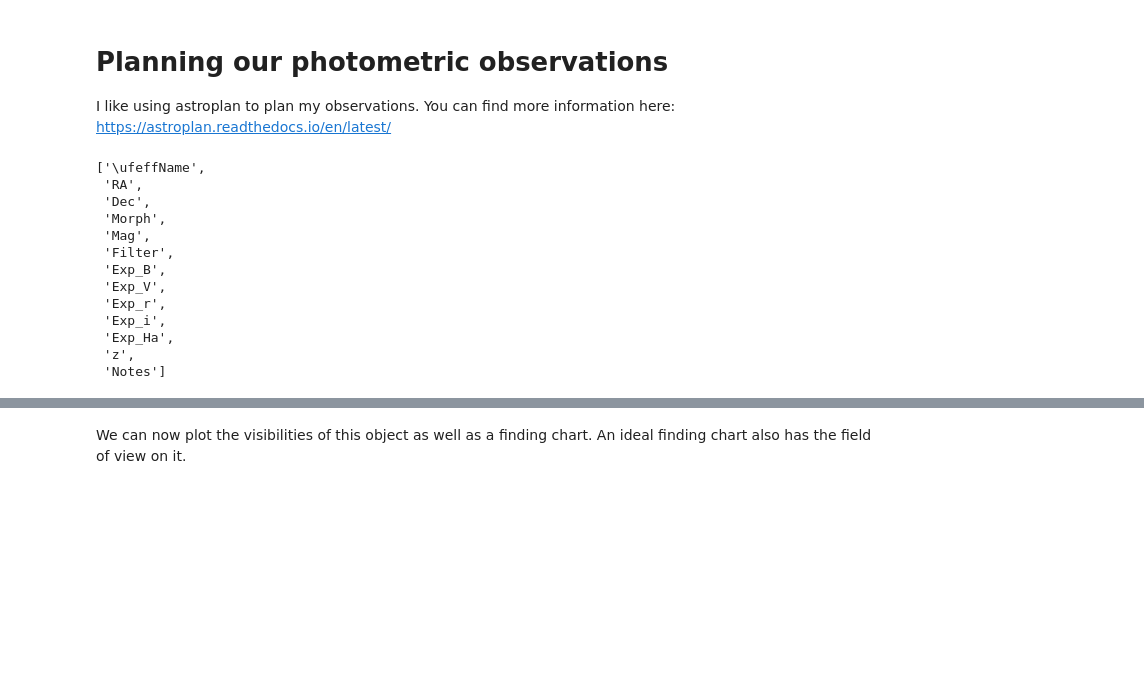
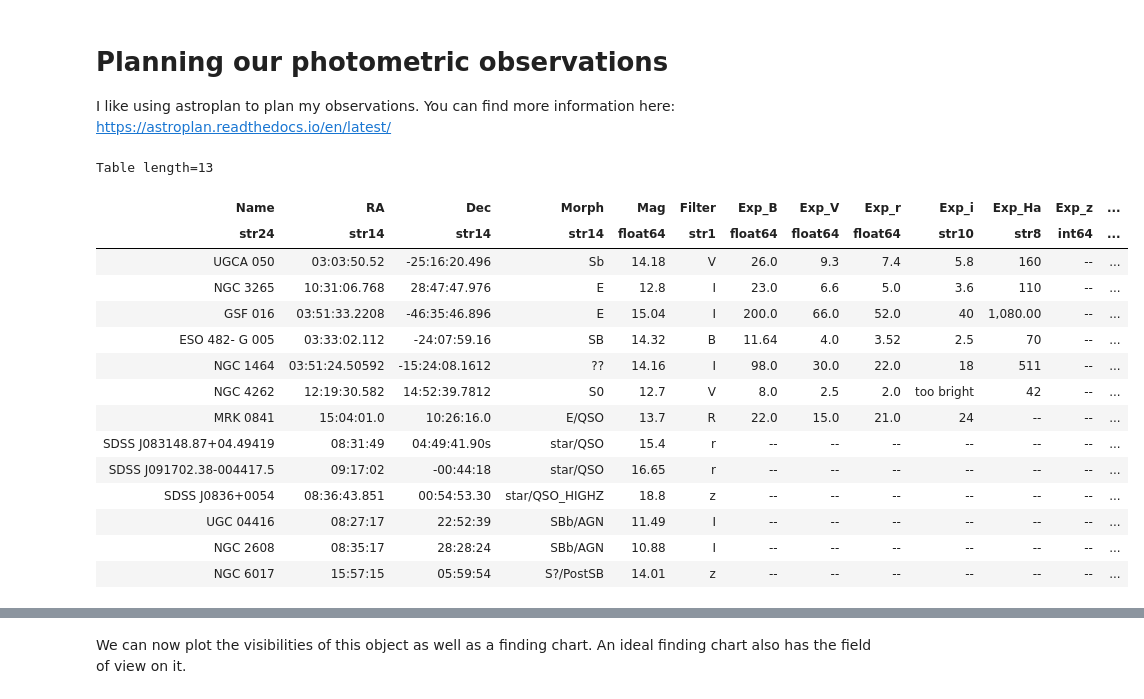
Before and after one commit to jhartke/LaSillaRepo2020, a Jupyter notebook: scripts/planning_photometry.ipynb, the cells around one changed output, grey strips where cells are left out. Drawn from its saved outputs; the diff is of its cells as text; code cells hidden in the pictures; blank space fills up the shorter version.

```diff
--- a/scripts/planning_photometry.ipynb
+++ b/scripts/planning_photometry.ipynb
@@ -22,21 +21,24 @@ import astropy.utils as utils
 # %%
 # load our target list
 targetlist = ascii.read('../targets/Targets.csv')
-targetlist.colnames
+targetlist
 # %% [output]
-['\ufeffName',
- 'RA',
- 'Dec',
- 'Morph',
- 'Mag',
- 'Filter',
- 'Exp_B',
- 'Exp_V',
- 'Exp_r',
- 'Exp_i',
- 'Exp_Ha',
- 'z',
- 'Notes']
+Table length=13
+| ﻿Name | RA | Dec | Morph | Mag | Filter | Exp_B | Exp_V | Exp_r | Exp_i | Exp_Ha | Exp_z | ... |
+| str24 | str14 | str14 | str14 | float64 | str1 | float64 | float64 | float64 | str10 | str8 | int64 | ... |
+| UGCA 050 | 03:03:50.52 | -25:16:20.496 | Sb | 14.18 | V | 26.0 | 9.3 | 7.4 | 5.8 | 160 | -- | ... |
+| NGC 3265 | 10:31:06.768 | 28:47:47.976 | E | 12.8 | I | 23.0 | 6.6 | 5.0 | 3.6 | 110 | -- | ... |
+| GSF 016 | 03:51:33.2208 | -46:35:46.896 | E | 15.04 | I | 200.0 | 66.0 | 52.0 | 40 | 1,080.00 | -- | ... |
+| ESO 482- G 005 | 03:33:02.112 | -24:07:59.16 | SB | 14.32 | B | 11.64 | 4.0 | 3.52 | 2.5 | 70 | -- | ... |
+| NGC 1464 | 03:51:24.50592 | -15:24:08.1612 | ?? | 14.16 | I | 98.0 | 30.0 | 22.0 | 18 | 511 | -- | ... |
+| NGC 4262 | 12:19:30.582 | 14:52:39.7812 | S0 | 12.7 | V | 8.0 | 2.5 | 2.0 | too bright | 42 | -- | ... |
+| MRK 0841 | 15:04:01.0 | 10:26:16.0 | E/QSO | 13.7 | R | 22.0 | 15.0 | 21.0 | 24 | -- | -- | ... |
+| SDSS J083148.87+04.49419 | 08:31:49 | 04:49:41.90s | star/QSO | 15.4 | r | -- | -- | -- | -- | -- | -- | ... |
+| SDSS J091702.38-004417.5 | 09:17:02 | -00:44:18 | star/QSO | 16.65 | r | -- | -- | -- | -- | -- | -- | ... |
+| SDSS J0836+0054 | 08:36:43.851 | 00:54:53.30 | star/QSO_HIGHZ | 18.8 | z | -- | -- | -- | -- | -- | -- | ... |
+| UGC 04416 | 08:27:17 | 22:52:39 | SBb/AGN | 11.49 | I | -- | -- | -- | -- | -- | -- | ... |
+| NGC 2608 | 08:35:17 | 28:28:24 | SBb/AGN | 10.88 | I | -- | -- | -- | -- | -- | -- | ... |
+| NGC 6017 | 15:57:15 | 05:59:54 | S?/PostSB | 14.01 | z | -- | -- | -- | -- | -- | -- | ... |
 # %%
 # set the observer and the time
 site = ap.Observer.at_site('lasilla')
```
Also changed, not shown: parts of 12 cells of this notebook, 3 other files.
